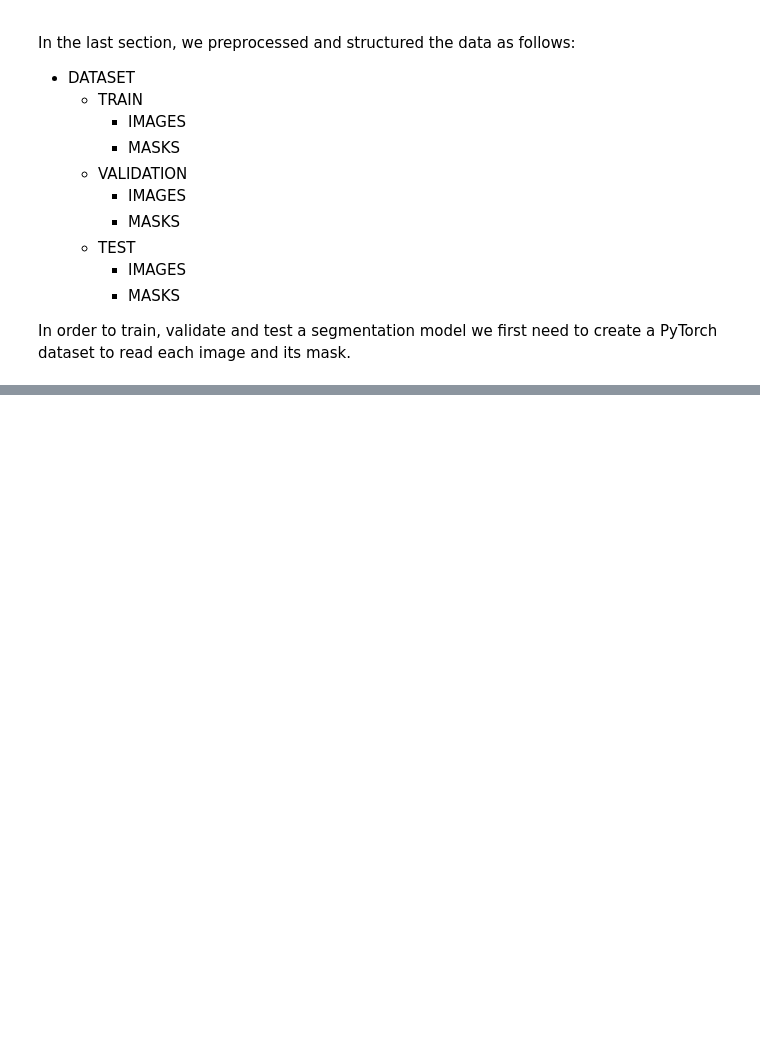
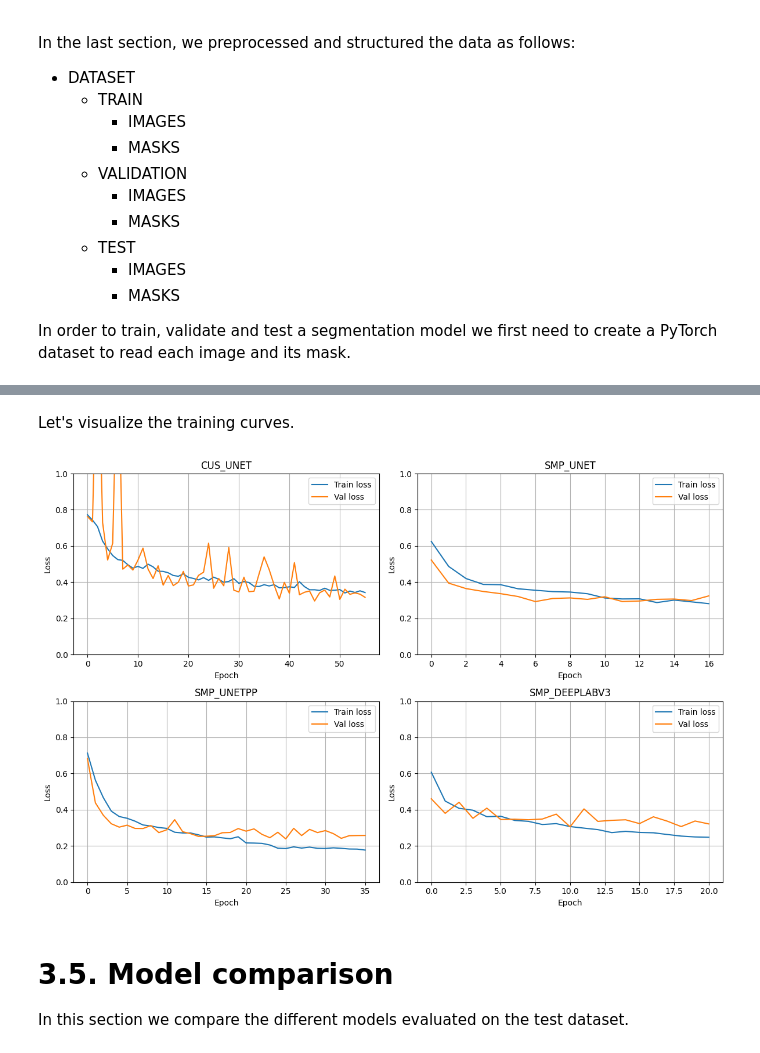
Before and after one commit to Lgonrat/trabajo-admeav, a Jupyter notebook: tumourSegmentation.ipynb, the cells around one changed output, grey strips where cells are left out. Saved outputs shown, nothing was run; the diff lists cells and outputs as text; code cells hidden in the pictures; blank space fills up the shorter version.

```diff
--- a/tumourSegmentation.ipynb
+++ b/tumourSegmentation.ipynb
@@ -284,17 +330,19 @@ class UNet(torch.nn.Module):
 # %%
-def diceCELoss(preds: torch.Tensor, targs: torch.Tensor):
-
-  # Compute probabilities with a sigmoid function
-  preds = torch.sigmoid(preds[:, 0])
+def diceBCELoss(preds: torch.Tensor, targs: torch.Tensor):
 
   # Compute binary cross entropy
   bce = torch.nn.functional.binary_cross_entropy_with_logits(preds, targs.float())
 
+  # Compute probabilities with a sigmoid function
+  preds = torch.sigmoid(preds)
+
   # Compute intersection and union
-  inter = (preds * targs).sum()
-  union = preds.sum() + targs.sum()
+  dims = (1, 2, 3)
+  inter = (preds * targs).sum(dim = dims)
+  union = preds.sum(dim = dims) + targs.sum(dim = dims)
 
   # Compute dice and return 1 - dice
   dice = (2 * inter + 1e-6) / (union + 1e-6)
+  dice = dice.mean()
 
-  return 0.8 * (1 - dice) + 0.4 * bce
+  return 0.8 * (1 - dice) + 0.2 * bce
@@ -474,0 +625,48 @@ Epoch [99 / 100] | Time:  0.57 | T. Loss:  0.37 | V. Loss:  0.50 |
+# %% [markdown]
+Let's visualize the training curves.
+# %%
+# Pack in list
+models = [
+  ('CUS_UNET', (0, 0)),
+  ('SMP_UNET', (0, 1)),
+  ('SMP_UNETPP', (1, 0)),
+  ('SMP_DEEPLABV3', (1, 1))
+]
+
+# Initialize figure
+fig, ax = plt.subplots(2, 2, figsize = (12, 8))
+
+# Loop over model results
+for name, (i, j) in models:
+
+  # Get logs for each model
+  logs = pd.read_excel(os.path.join(
+    pathRoot,
+    'CHECKPOINTS',
+    'SEGMENTATION',
+    name,
+    'logs.xlsx'
+  ))
+
+  # Plot training and validation curves
+  ax[i, j].plot(logs['epoch'], logs['lossT'], label = 'Train loss')
+  ax[i, j].plot(logs['epoch'], logs['lossV'], label = 'Val loss')
+
+  # Add title, labels and legend
+  ax[i, j].set_title(name)
+  ax[i, j].set_xlabel('Epoch')
+  ax[i, j].set_ylabel('Loss')
+  ax[i, j].set_ylim(0, 1)
+  ax[i, j].grid(True)
+  ax[i, j].legend()
+
+plt.tight_layout()
+
+# Show figure
+plt.show()
+# %% [output]
+[figure, added]
+# %% [markdown]
+# 3.5. Model comparison
+
+In this section we compare the different models evaluated on the test dataset.
```
Also changed, not shown: parts of 21 cells of this notebook.
